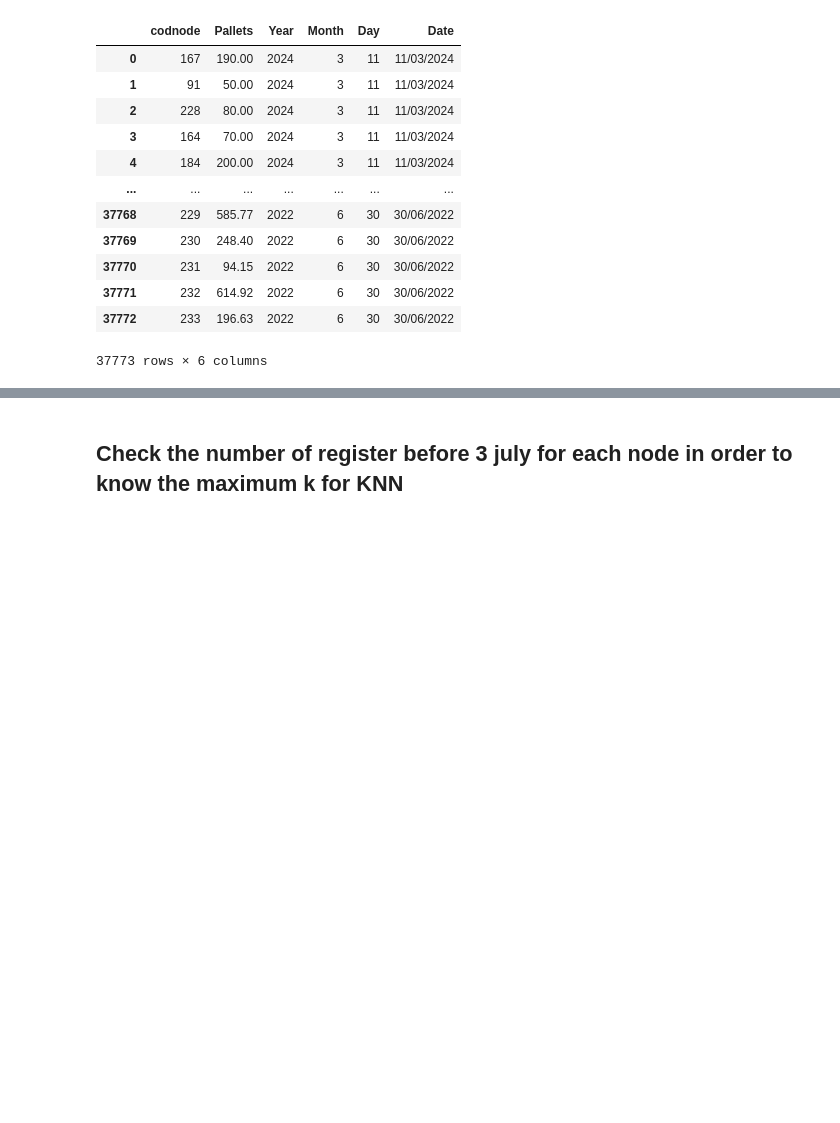
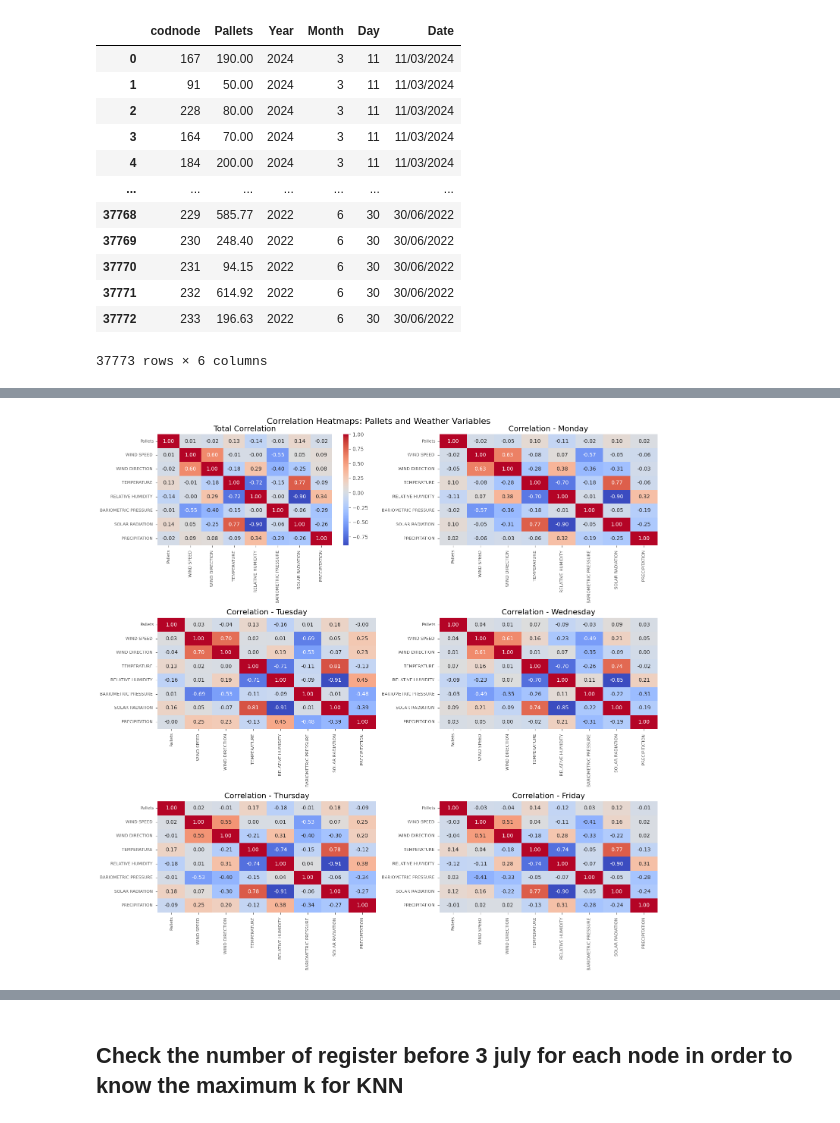
Before and after one commit to critobfer/StocasticOpt, a Jupyter notebook: data/study_data.ipynb, the cells around one changed output, grey strips where cells are left out. Saved outputs shown, nothing was run; the diff lists cells and outputs as text; code cells hidden in the pictures; blank space fills up the shorter version.

```diff
--- a/data/study_data.ipynb
+++ b/data/study_data.ipynb
@@ -43,0 +146,63 @@ Day from which we ensure we have records of all nodes
+# %%
+import seaborn as sns
+import matplotlib.pyplot as plt
+import re
+
+## WEATHER
+correlation_pallets = finalDemandData[['Pallets', 'WIND SPEED (m/s)',  'WIND DIRECTION (°)', 'TEMPERATURE (ºC)', 'RELATIVE HUMIDITY (%)',
+                                       'BARIOMETRIC PRESSURE (mb)', 'SOLAR RADIATION (W/m2)', 'PRECIPITATION (l/m2)']].corr()
+
+# Título de la figura
+# Agrupar por DayOfTheWeek y calcular la matriz de correlación para cada grupo
+groups = finalDemandData[finalDemandData['Day Of Week'].isin(['Monday', 'Tuesday', 'Wednesday', 'Thursday', 'Friday'])].groupby('Day Of Week')
+
+# Crear una figura con una estructura de 3x2
+fig, axes = plt.subplots(3, 2, figsize=(15, 15))
+plt.suptitle('Correlation Heatmaps: Pallets and Weather Variables', fontsize=16)
+plt.style.use('ggplot')
+
+# Mostrar la matriz de correlación total en la primera celda
+sns.heatmap(correlation_pallets, annot=True, cmap='coolwarm', fmt=".2f", ax=axes[0, 0])
+axes[0, 0].set_title('Total Correlation')
+axes[0, 0].set_xticklabels([re.sub(r'\([^)]*\)', '', label.get_text()) for label in axes[0, 0].get_xticklabels()], fontsize=8)
+axes[0, 0].set_yticklabels([re.sub(r'\([^)]*\)', '', label.get_text()) for label in axes[0, 0].get_yticklabels()], fontsize=8)
+
+
+# Iterar sobre cada día de la semana y crear un heatmap en las siguientes celdas
+for idx, (name, group) in enumerate(groups):
+    correlation_pallets_day_of_week = group[['Pallets', 'WIND SPEED (m/s)', 'WIND DIRECTION (°)', 'TEMPERATURE (ºC)',
+                                              'RELATIVE HUMIDITY (%)', 'BARIOMETRIC PRESSURE (mb)',
+                                              'SOLAR RADIATION (W/m2)', 'PRECIPITATION (l/m2)']].corr()
+    if name == 'Monday':
+        row = 0
+        col = 1
+    elif name =='Tuesday':
+        row = 1
+        col = 0
+    elif name =='Wednesday':
+        row = 1
+        col = 1
+    elif name =='Thursday':
+        row = 2
+        col = 0
+    elif name =='Friday':
+        row = 2
+        col = 1
+
+    sns.heatmap(correlation_pallets_day_of_week, annot=True, cmap='coolwarm', fmt=".2f", ax=axes[row, col], cbar=False)
+    axes[row, col].set_title(f'Correlation - {name}')
+
+    # Reducir el tamaño de los labels y mostrar solo la primera palabra
+    axes[row, col].set_xticklabels([re.sub(r'\([^)]*\)', '', label.get_text()) for label in axes[row, col].get_xticklabels()], fontsize=8)
+    axes[row, col].set_yticklabels([re.sub(r'\([^)]*\)', '', label.get_text()) for label in axes[row, col].get_yticklabels()], fontsize=8)
+
+
+# Ajustar los espacios entre subplots
+plt.tight_layout()
+
+plt.savefig('corrrelation_weather.pdf')
+
+# Mostrar la figura
+plt.show()
+# %% [output]
+[figure, added]
```
Also changed, not shown: parts of 12 cells of this notebook, 11 other files.
